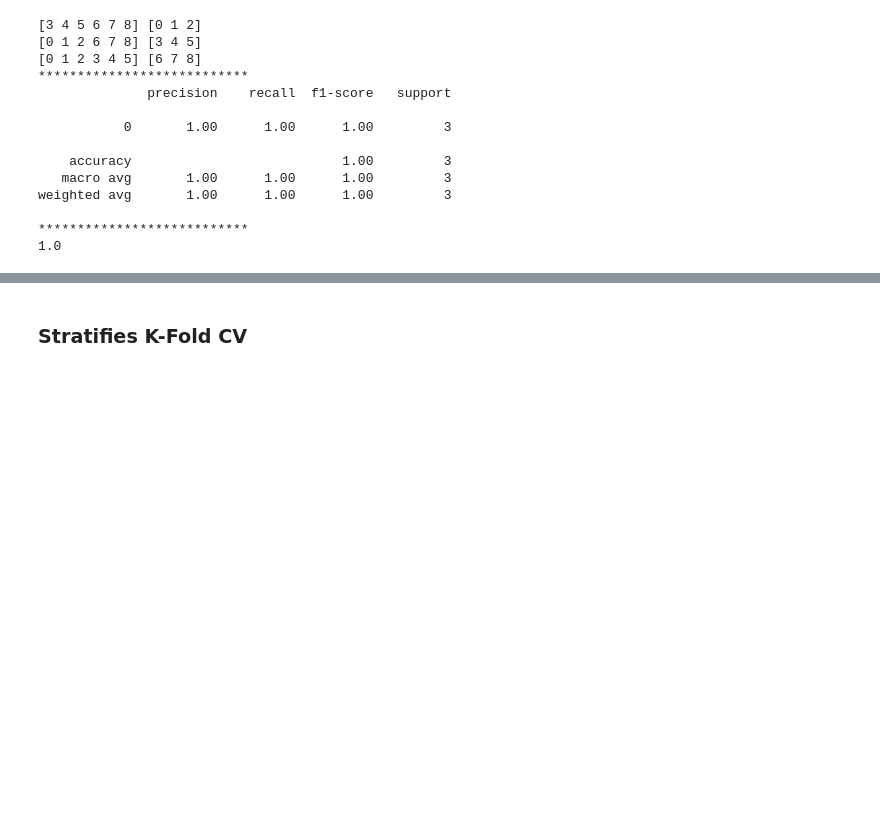
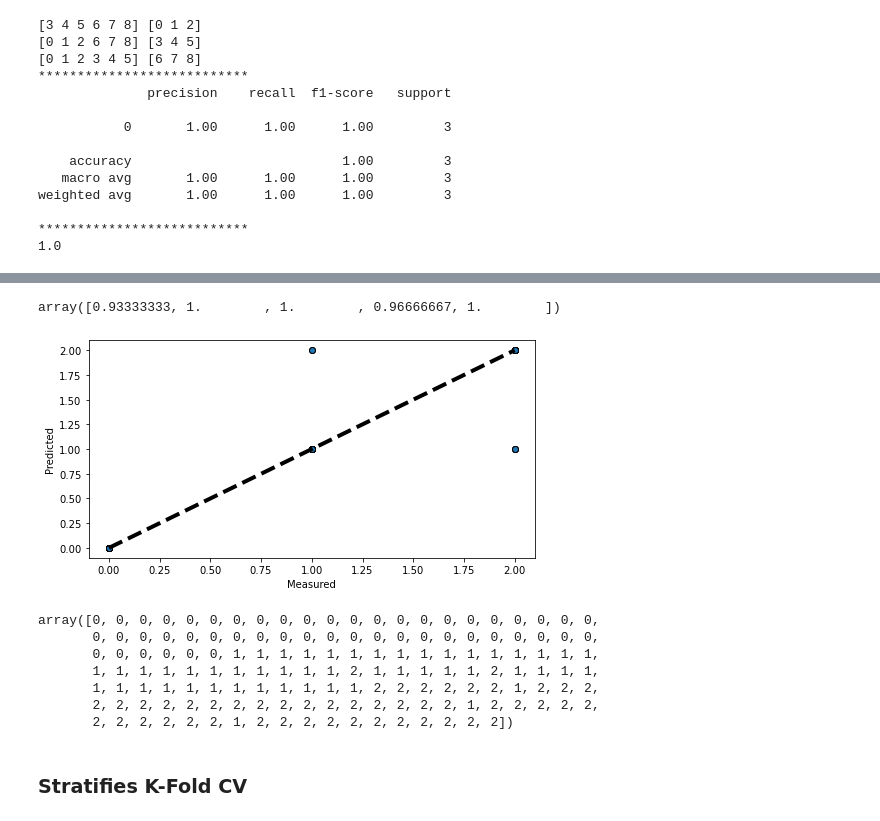
Before and after one commit to VeenaKGit/Knowledge, a Jupyter notebook: Scikit Tutorial.ipynb, the cells around one changed output, grey strips where cells are left out. Saved outputs shown, nothing was run; the diff lists cells and outputs as text; code cells hidden in the pictures; blank space fills up the shorter version.

```diff
--- a/Scikit Tutorial.ipynb
+++ b/Scikit Tutorial.ipynb
@@ -654,3 +793,36 @@ scores.mean()
+# %%
+KnnClf = KNeighborsClassifier(n_neighbors=11, p=2, metric='euclidean')
+scoring = ['precision_macro', 'recall_macro']
+scores = cross_validate(clf, X, y, scoring=scoring)
+sorted(scores.keys())
+scores['test_recall_macro']
+# %% [output]
+array([0.93333333, 1.        , 1.        , 0.96666667, 1.        ])
+# %%
+# Obtaining predictions by cross-validation and plotting
+# cross_val_predict returns an array of the same size as `y` where each entry
+# is a prediction obtained by cross validation:
+X, y = datasets.load_iris(return_X_y=True)
+clf = KNeighborsClassifier(n_neighbors=11, p=2, metric='euclidean')
+# clf = LinearRegression()
+# X, y = datasets.load_diabetes(return_X_y=True)
+predicted = cross_val_predict(clf, X, y, cv=10)
+fig, ax = plt.subplots()
+ax.scatter(y, predicted, edgecolors=(0, 0, 0))
+ax.plot([y.min(), y.max()], [y.min(), y.max()], 'k--', lw=4)
+ax.set_xlabel('Measured')
+ax.set_ylabel('Predicted')
+plt.show()
+predicted
+# %% [output]
+[figure, added]
+array([0, 0, 0, 0, 0, 0, 0, 0, 0, 0, 0, 0, 0, 0, 0, 0, 0, 0, 0, 0, 0, 0,
+       0, 0, 0, 0, 0, 0, 0, 0, 0, 0, 0, 0, 0, 0, 0, 0, 0, 0, 0, 0, 0, 0,
+       0, 0, 0, 0, 0, 0, 1, 1, 1, 1, 1, 1, 1, 1, 1, 1, 1, 1, 1, 1, 1, 1,
+       1, 1, 1, 1, 1, 1, 1, 1, 1, 1, 1, 2, 1, 1, 1, 1, 1, 2, 1, 1, 1, 1,
+       1, 1, 1, 1, 1, 1, 1, 1, 1, 1, 1, 1, 2, 2, 2, 2, 2, 2, 1, 2, 2, 2,
+       2, 2, 2, 2, 2, 2, 2, 2, 2, 2, 2, 2, 2, 2, 2, 2, 1, 2, 2, 2, 2, 2,
+       2, 2, 2, 2, 2, 2, 1, 2, 2, 2, 2, 2, 2, 2, 2, 2, 2, 2])
 # %% [markdown]
 ### Stratifies K-Fold CV
 # %%
```
Also changed, not shown: parts of 62 cells of this notebook, 21 other files.
